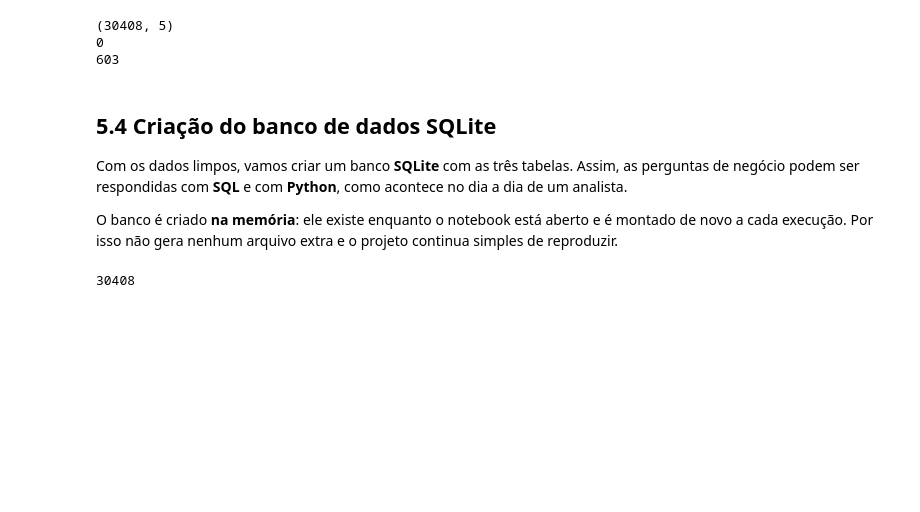
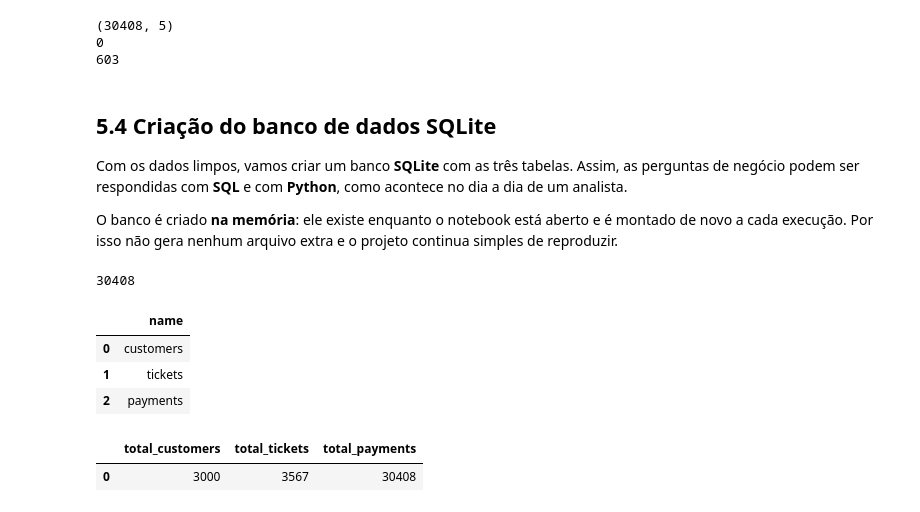
Before and after one commit to ricardo-paganini/subscription-churn-analysis, a Jupyter notebook: churn_analysis.ipynb, the cells around one changed output. Saved outputs shown, nothing was run; the diff lists cells and outputs as text; code cells hidden in the pictures; blank space fills up the shorter version.

```diff
--- a/churn_analysis.ipynb
+++ b/churn_analysis.ipynb
@@ -374,2 +374,23 @@ payments.to_sql('pauments', conn, index=False)
 # %% [output]
 30408
+# %%
+query = '''
+SELECT name
+FROM sqlite_master
+WHERE type = 'table'
+'''
+display(pd.read_sql(query, conn))
+
+query = '''
+SELECT (SELECT COUNT(*) FROM customers) AS total_customers,
+       (SELECT COUNT(*) FROM tickets) AS total_tickets,
+       (SELECT COUNT(*) FROM payments) AS total_payments
+'''
+display(pd.read_sql(query, conn))
+# %% [output]
+|  | name |
+| 0 | customers |
+| 1 | tickets |
+| 2 | payments |
+|  | total_customers | total_tickets | total_payments |
+| 0 | 3000 | 3567 | 30408 |
```
Also changed, not shown: parts of 4 cells of this notebook.
